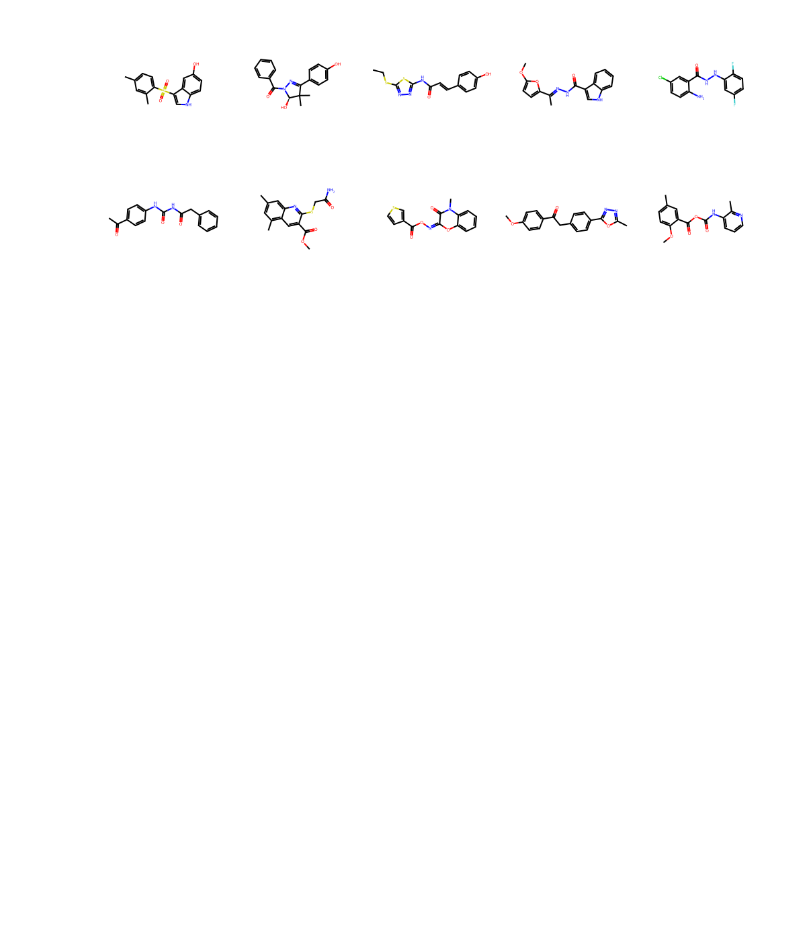
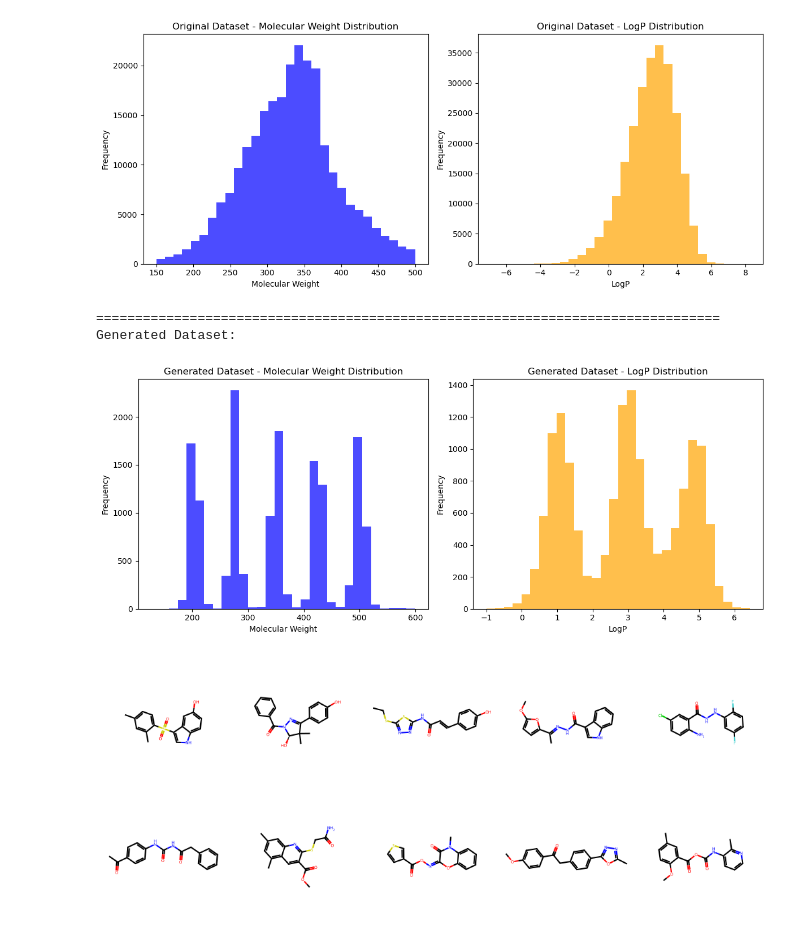
Before and after one commit to johanbaumann/dat675_project, a Jupyter notebook: vae/paper_based/CVAE/viz.ipynb, the cells around one changed output. Drawn from its saved outputs; the diff is of its cells as text; code cells hidden in the pictures; blank space fills up the shorter version.

```diff
--- a/vae/paper_based/CVAE/viz.ipynb
+++ b/vae/paper_based/CVAE/viz.ipynb
@@ -65,3 +138,31 @@ plot_history(df, save_folder, file)
+# %%
+def plot_prop_distribution(df:pd.DataFrame, save_folder:str,top_title_str:str="Property Distribution"):
+    plt.figure(figsize=(12, 5))
+
+    plt.subplot(1, 2, 1)
+    plt.hist(df['MW'], bins=30, alpha=0.7, color='blue')
+    plt.title(top_title_str + ' - Molecular Weight Distribution')
+    plt.xlabel('Molecular Weight')
+    plt.ylabel('Frequency')
+
+    plt.subplot(1, 2, 2)
+    plt.hist(df['LogP'], bins=30, alpha=0.7, color='orange')
+    plt.title(top_title_str + ' - LogP Distribution')
+    plt.xlabel('LogP')
+    plt.ylabel('Frequency')
+
+    plt.tight_layout()
+    plt.savefig(save_folder + "property_distribution.png")
+    plt.show()
+plot_prop_distribution(df, save_folder, top_title_str="Original Dataset")
+print(80*"=")
+print("Generated Dataset:")
+plot_prop_distribution(gen_df, save_folder, top_title_str="Generated Dataset")
+# %% [output]
+[figure, added]
+================================================================================
+Generated Dataset:
+[figure, added]
 # %%
 # read molecules from file
 # has columns: smiles, MW, LogP, TPSA
```
Also changed, not shown: parts of 5 cells of this notebook, 11 other files.
